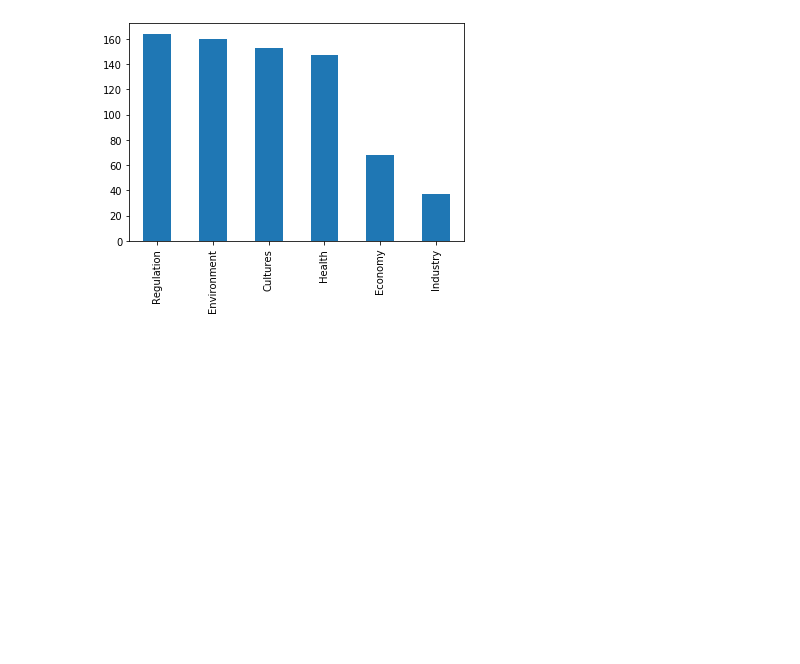
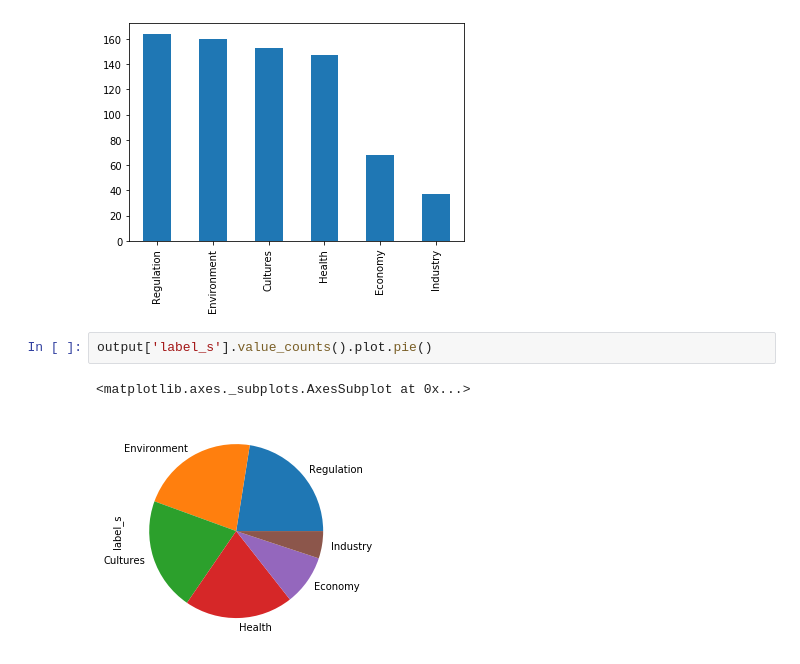
Before and after one commit to mallibus/DSS-NLP-challenge, a Jupyter notebook: Model evaluation on RTF dataset.ipynb, the cells around one changed output. Cells and saved outputs as stored; diff of their text form; blank space fills up the shorter version.

```diff
--- a/Model evaluation on RTF dataset.ipynb
+++ b/Model evaluation on RTF dataset.ipynb
@@ -297,3 +297,8 @@ output['label_s'].value_counts().plot.bar()
 # %% [output]
 <matplotlib.axes._subplots.AxesSubplot at 0x...>
 [figure]
+# %%
+output['label_s'].value_counts().plot.pie()
+# %% [output]
+<matplotlib.axes._subplots.AxesSubplot at 0x...>
+[figure, added]
```
Also changed, not shown: 1 other file.
